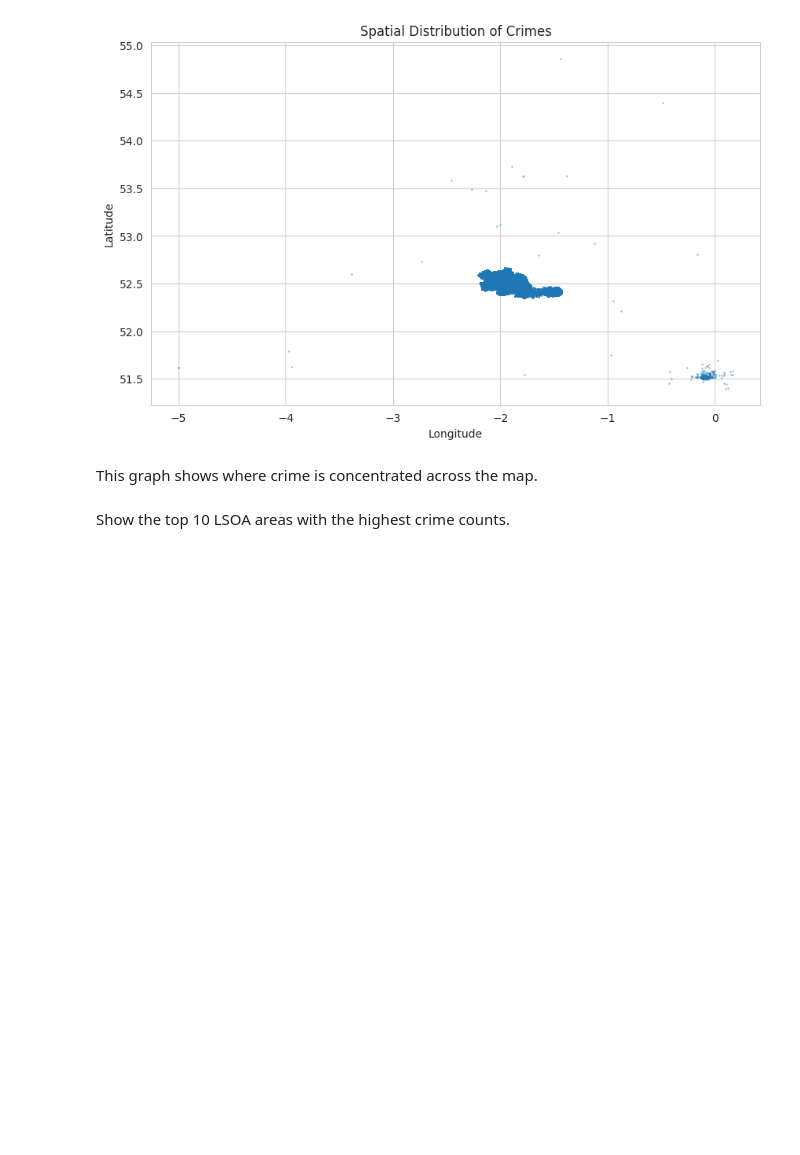
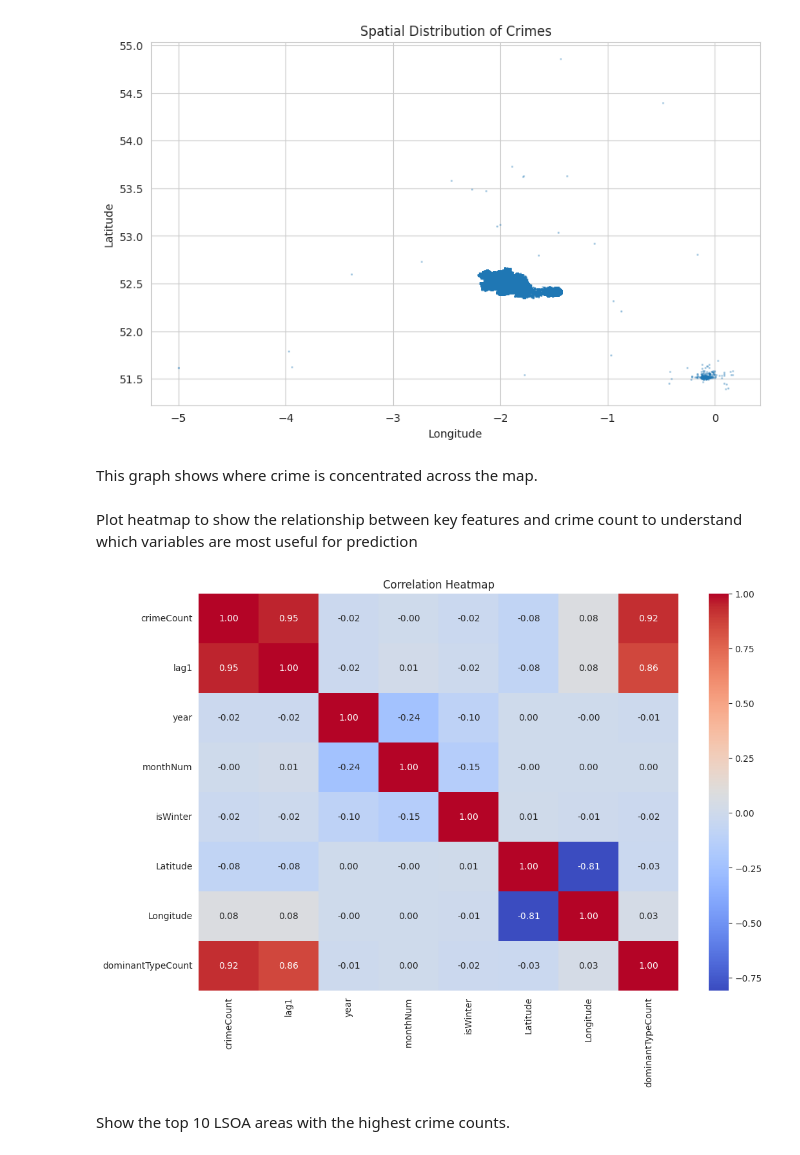
Before and after one commit to ruslan-durrani/herts-ds-project-24079307, a Jupyter notebook: Ruslan_DA.ipynb, the cells around one changed output. Cells and saved outputs as stored; diff of their text form; code cells hidden in the pictures; blank space fills up the shorter version.

```diff
--- a/Ruslan_DA.ipynb
+++ b/Ruslan_DA.ipynb
@@ -423,6 +421,35 @@ plt.show()
 [figure]
 # %% [markdown]
 This graph shows where crime is concentrated across the map.
+# %% [markdown]
+Plot heatmap to show the relationship between key features and crime count to understand which variables are most useful for prediction
+# %%
+plt.figure(figsize=(12, 8))
+
+heatmapCols = [
+    "crimeCount",
+    "lag1",
+    "year",
+    "monthNum",
+    "isWinter",
+    "Latitude",
+    "Longitude",
+    "dominantTypeCount"
+]
+
+corrMatrix = forecastDf[heatmapCols].corr()
+
+sns.heatmap(
+    corrMatrix,
+    annot=True,
+    cmap="coolwarm",
+    fmt=".2f"
+)
+
+plt.title("Correlation Heatmap")
+plt.show()
+# %% [output]
+[figure, added]
 # %% [markdown]
 Show the top 10 LSOA areas with the highest crime counts.
 # %%
```
Also changed, not shown: parts of 31 cells of this notebook, 3 other files.
